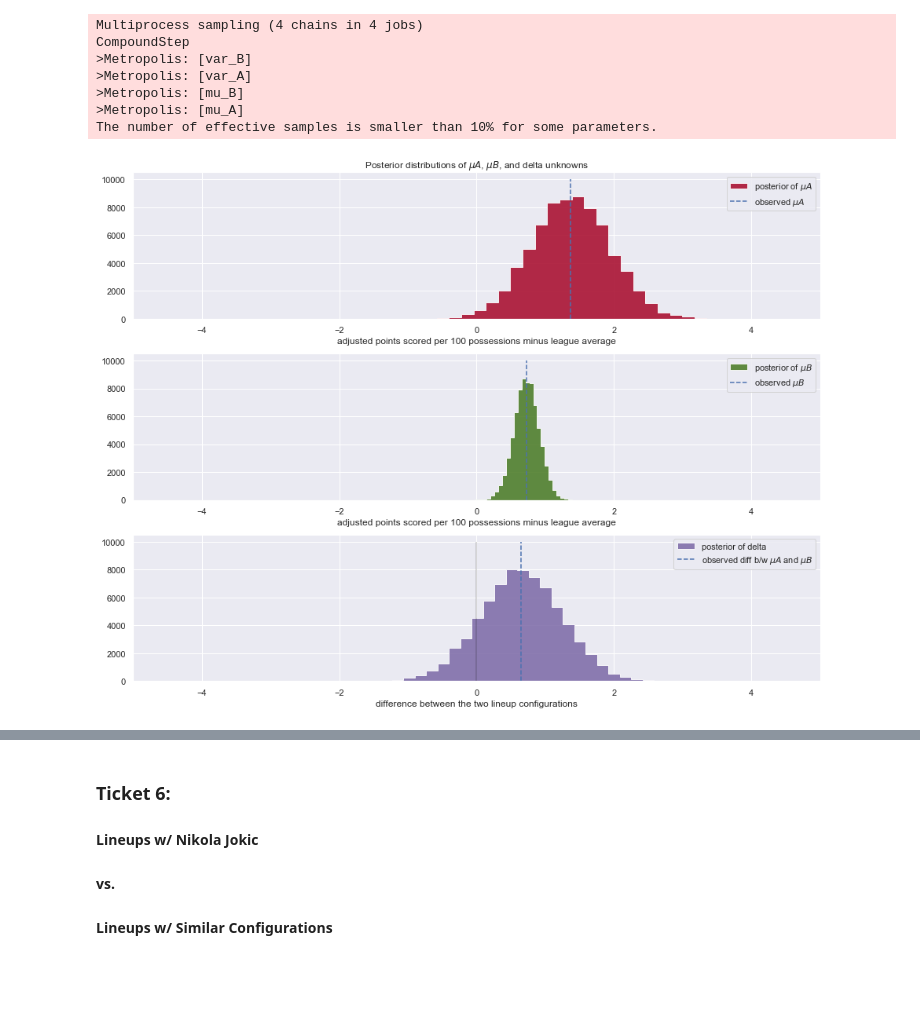
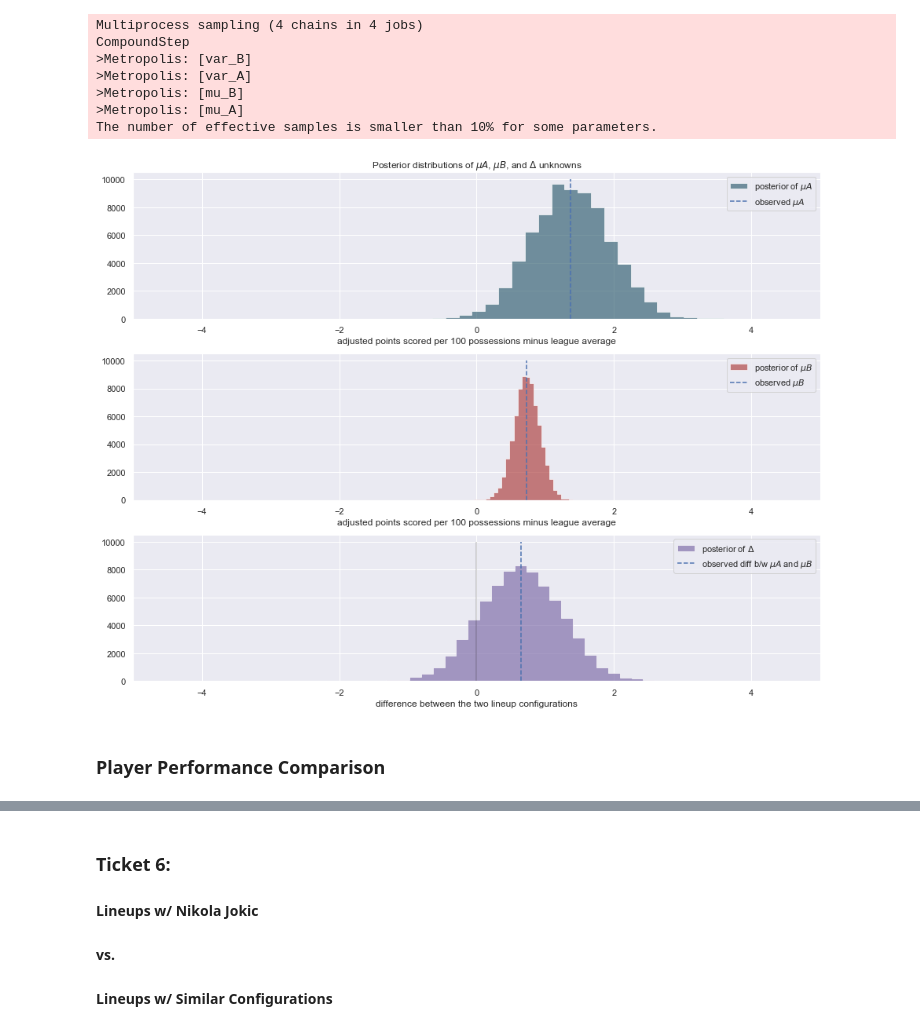
Before and after one commit to xulianrenzoku/synergy_clustering, a Jupyter notebook: nba_clustering_lineup_models.ipynb, the cells around one changed output, grey strips where cells are left out. Saved outputs shown, nothing was run; the diff lists cells and outputs as text; code cells hidden in the pictures; blank space fills up the shorter version.

```diff
--- a/nba_clustering_lineup_models.ipynb
+++ b/nba_clustering_lineup_models.ipynb
@@ -1120,37 +1126,39 @@ delta_samples = burned_trace['delta']
 # %%
 figsize(13, 10)
 
 #histogram of posteriors
 
 plt.subplot(3, 1, 1)
-plt.hist(mu_A_samples, histtype='stepfilled', bins=25, alpha=0.85,
-         label=r'posterior of $\mu A$', color='#A60628')
+plt.hist(mu_A_samples, histtype='stepfilled', bins=25, alpha=0.65,
+         label=r'posterior of $\mu A$', color='#2E5C6E')
 plt.vlines(avg_diff_A, 0, 10000, linestyle='--',
            label=r'observed $\mu A$')
 plt.legend(loc='upper right')
 plt.xlim(-5, 5)
 plt.xlabel('adjusted points scored per 100 possessions minus league average')
-plt.title(r'Posterior distributions of $\mu A$, $\mu B$, and delta unknowns')
+plt.title(r'Posterior distributions of $\mu A$, $\mu B$, and $\Delta$ unknowns')
 
 plt.subplot(3, 1, 2)
-plt.hist(mu_B_samples, histtype='stepfilled', bins=25, alpha=0.85,
-         label=r'posterior of $\mu B$', color='#467821')
+plt.hist(mu_B_samples, histtype='stepfilled', bins=25, alpha=0.65,
+         label=r'posterior of $\mu B$', color='#AB3B3A')
 plt.vlines(avg_diff_B, 0, 10000, linestyle='--',
            label=r'observed $\mu B$')
 plt.legend(loc='upper right')
 plt.xlim(-5, 5)
 plt.xlabel('adjusted points scored per 100 possessions minus league average')
 
 plt.subplot(3, 1, 3)
-plt.hist(delta_samples, histtype='stepfilled', bins=30, alpha=0.85,
-         label=r'posterior of delta', color='#7A68A6')
+plt.hist(delta_samples, histtype='stepfilled', bins=30, alpha=0.65,
+         label=r'posterior of $\Delta$', color='#7A68A6')
 plt.vlines(avg_diff_A - avg_diff_B, 0, 10000, linestyle='--',
            label=r'observed diff b/w $\mu A$ and $\mu B$')
 plt.vlines(0, 0, 10000, color='black', alpha=0.2)
 plt.legend(loc='upper right');
 plt.xlim(-5, 5)
 plt.xlabel('difference between the two lineup configurations')
 
 plt.tight_layout()
 # %% [output]
-[figure, old version]
+[figure, new version]
+# %% [markdown]
+### Player Performance Comparison
```
Also changed, not shown: parts of 26 cells of this notebook.
